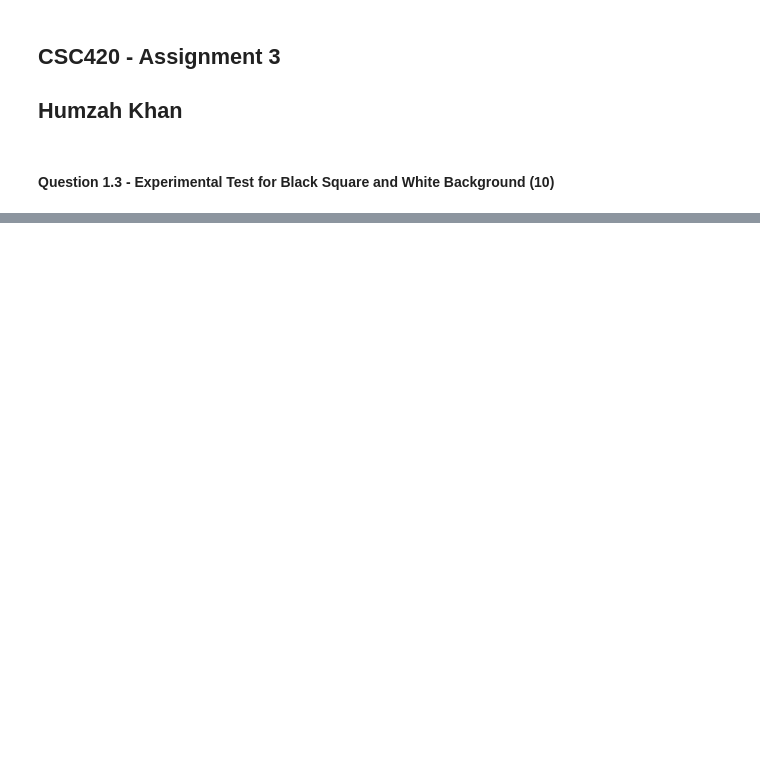
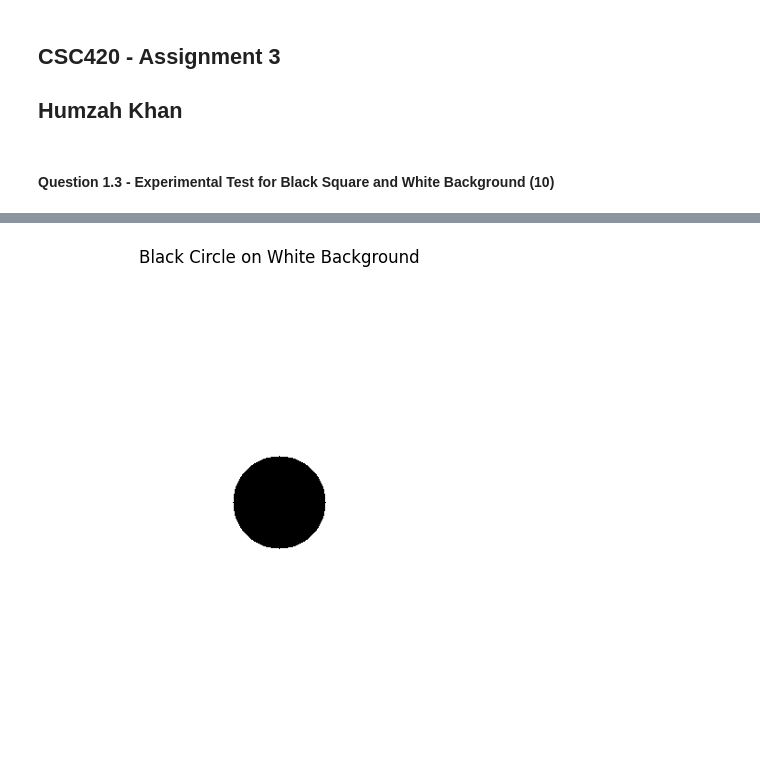
Before and after one commit to humzkhan/CSC420A3, a Jupyter notebook: Q1.ipynb, the cells around one changed output, grey strips where cells are left out. Saved outputs shown, nothing was run; the diff lists cells and outputs as text; code cells hidden in the pictures; blank space fills up the shorter version.

```diff
--- a/Q1.ipynb
+++ b/Q1.ipynb
@@ -99,0 +96,36 @@ plt.show()
+# %%
+import numpy as np
+import cv2
+import matplotlib.pyplot as plt
+
+def generate_black_circle_image(radius=50, canvas_size=500):
+    """
+    Generates a white background image with a centered black circle.
+
+    Parameters:
+        radius (int): Radius of the black circle.
+        canvas_size (int): Size of the full image (white background).
+
+    Returns:
+        image (numpy array): The generated test image.
+    """
+    # Create a white canvas
+    image = np.ones((canvas_size, canvas_size), dtype=np.uint8) * 255
+
+    # Compute center of the circle
+    center = (canvas_size // 2, canvas_size // 2)
+
+    # Draw the black circle
+    cv2.circle(image, center, radius, (0, 0, 0), -1)  # -1 fills the circle
+
+    return image
+
+# Generate and visualize the image
+circle_image = generate_black_circle_image()
+plt.figure(figsize=(6, 6))
+plt.imshow(circle_image, cmap='gray')
+plt.title("Black Circle on White Background")
+plt.axis("off")
+plt.show()
+# %% [output]
+[figure, added]
```
Also changed, not shown: parts of 7 cells of this notebook.
